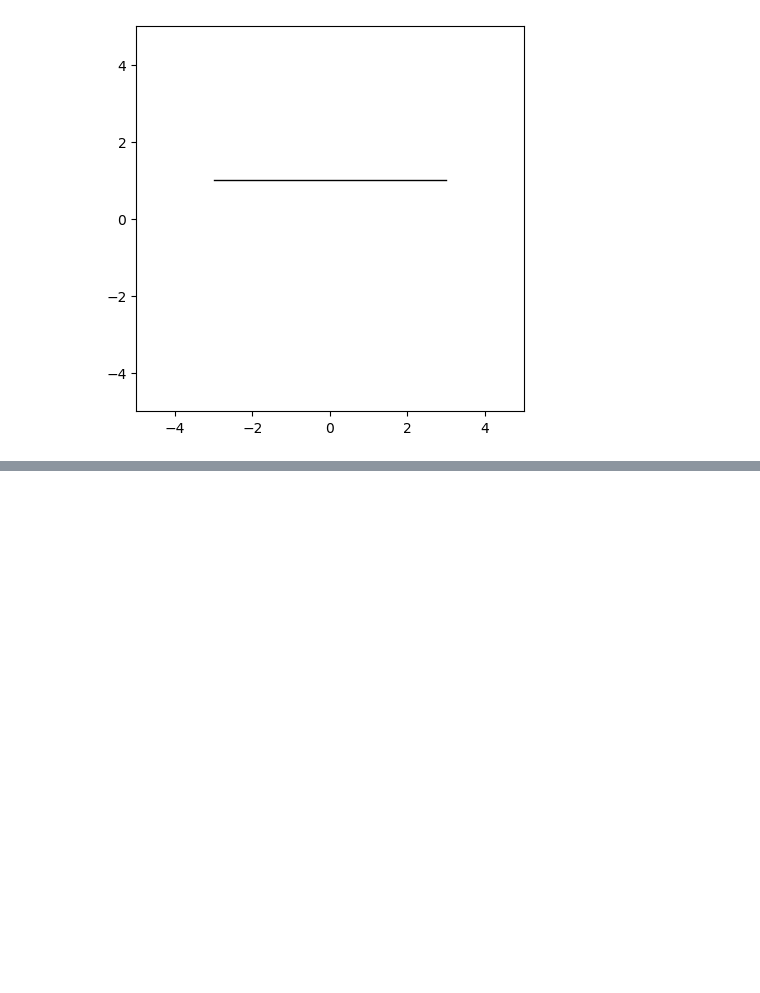
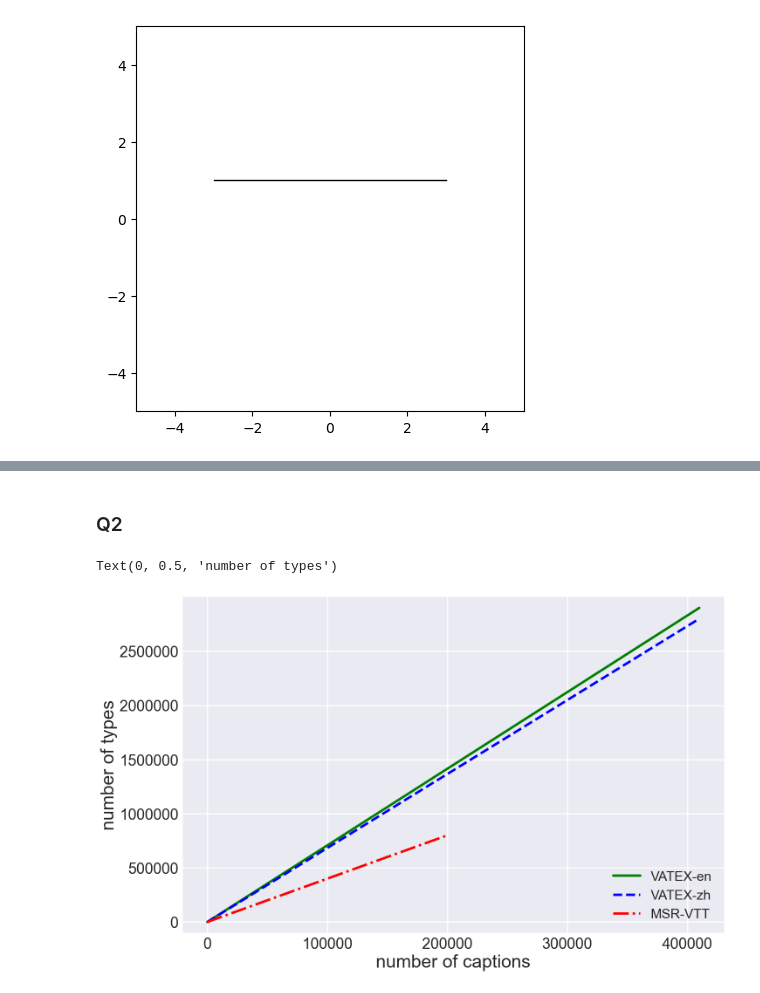
Before and after one commit to scarypillowz/Matplotlib, a Jupyter notebook: graph(1) line plot.ipynb, the cells around one changed output, grey strips where cells are left out. Drawn from its saved outputs; the diff is of its cells as text; code cells hidden in the pictures; blank space fills up the shorter version.

```diff
--- a/graph(1) line plot.ipynb
+++ b/graph(1) line plot.ipynb
@@ -459,0 +493,45 @@ ax.fill_between(t, sin, alpha=.3, color='darkred', where=sin<0)
+# %% [markdown]
+### Q2
+# %%
+# rcParams 세팅
+plt.style.use('seaborn-v0_8')
+plt.rcParams['lines.linewidth'] = 4
+
+# 데이터
+msr_x = np.linspace(0, 2E5, 10)
+msr_y = np.linspace(0, 8E5, 10)
+
+vatex_x = np.linspace(0, 4.1E5, 20)
+vatex_en_y = np.linspace(0, 29E5, 20)
+vatex_zh_y = np.linspace(0, 28E5, 20)
+# %%
+# plotting
+fig, ax = plt.subplots(figsize=(16, 10))
+ax.plot(vatex_x,
+        vatex_en_y,
+        color='g',
+        label='VATEX-en')
+ax.plot(vatex_x,
+        vatex_zh_y,
+        linestyle='--',
+        color='b',
+        label='VATEX-zh')
+ax.plot(msr_x,
+        msr_y,
+        linestyle='-.',
+        color='r',
+        label='MSR-VTT')
+
+# 커스터마이징
+ax.set_ylim([-1E5, 3E6])
+y_ticks = np.linspace(0, 25E5, 6)
+ax.set_yticks(y_ticks)
+ax.ticklabel_format(axis='both', style='plain')
+ax.tick_params(labelsize=25)
+ax.grid(linewidth=2)
+ax.legend(loc='lower right', fontsize=22)
+ax.set_xlabel('number of captions', fontsize=30)
+ax.set_ylabel('number of types', fontsize=30)
+# %% [output]
+Text(0, 0.5, 'number of types')
+[figure, added]
```
Also changed, not shown: parts of 39 cells of this notebook.
